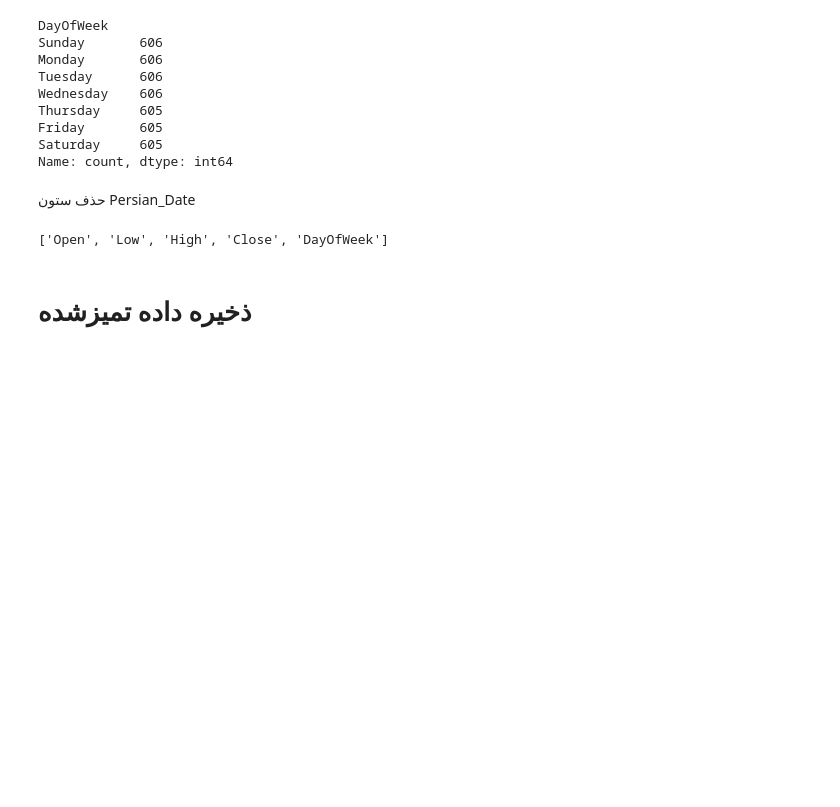
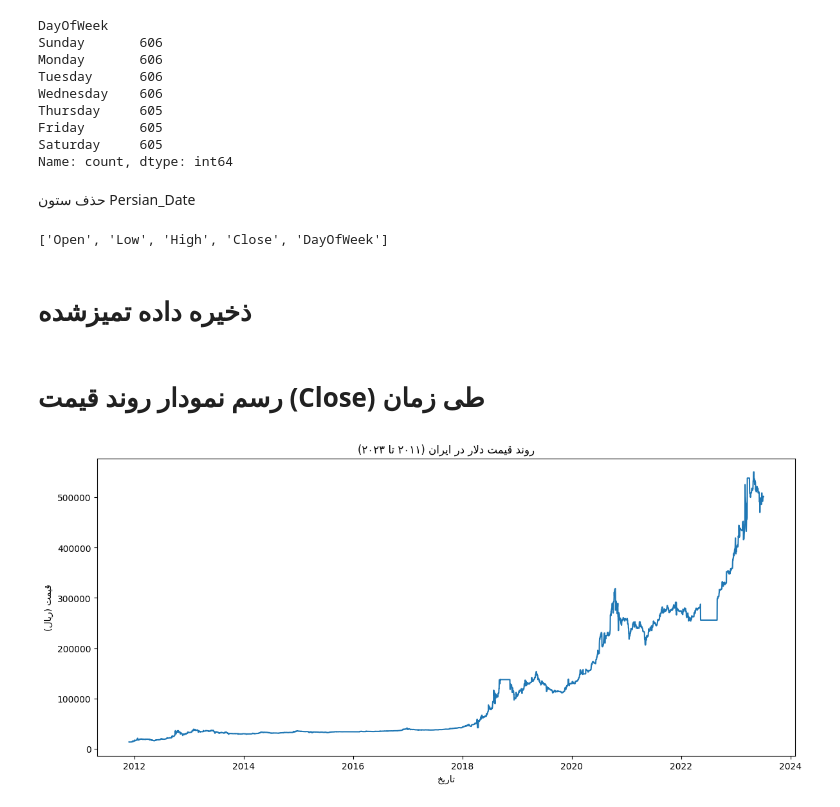
Before and after one commit to Parsawbl/dollar-price-prediction, a Jupyter notebook: notebooks/01_data_exploration.ipynb, the cells around one changed output. Drawn from its saved outputs; the diff is of its cells as text; code cells hidden in the pictures; blank space fills up the shorter version.

```diff
--- a/notebooks/01_data_exploration.ipynb
+++ b/notebooks/01_data_exploration.ipynb
@@ -3,3 +4,10 @@ import pandas as pd
+# %%
+import arabic_reshaper
+from bidi.algorithm import get_display
+
+def fix_farsi(text):
+    reshaped_text = arabic_reshaper.reshape(text)
+    return get_display(reshaped_text)
 # %%
 df = pd.read_csv('../data/raw/Dollar_Rial_Price_Dataset.csv')
 df.head()
@@ -159,3 +167,14 @@ df.columns.tolist()
 # ذخیره داده تمیزشده
 # %%
 df.to_csv('../data/processed/dollar_price_clean.csv')
+# %% [markdown]
+# رسم نمودار روند قیمت (Close) طی زمان
+# %%
+plt.figure(figsize=(14, 6))
+plt.plot(df.index, df['Close'])
+plt.title(fix_farsi('روند قیمت دلار در ایران (۲۰۱۱ تا ۲۰۲۳)'))
+plt.xlabel(fix_farsi('تاریخ'))
+plt.ylabel(fix_farsi('قیمت (ریال)'))
+plt.show()
+# %% [output]
+[figure, added]
```
Also changed, not shown: parts of 9 cells of this notebook.
